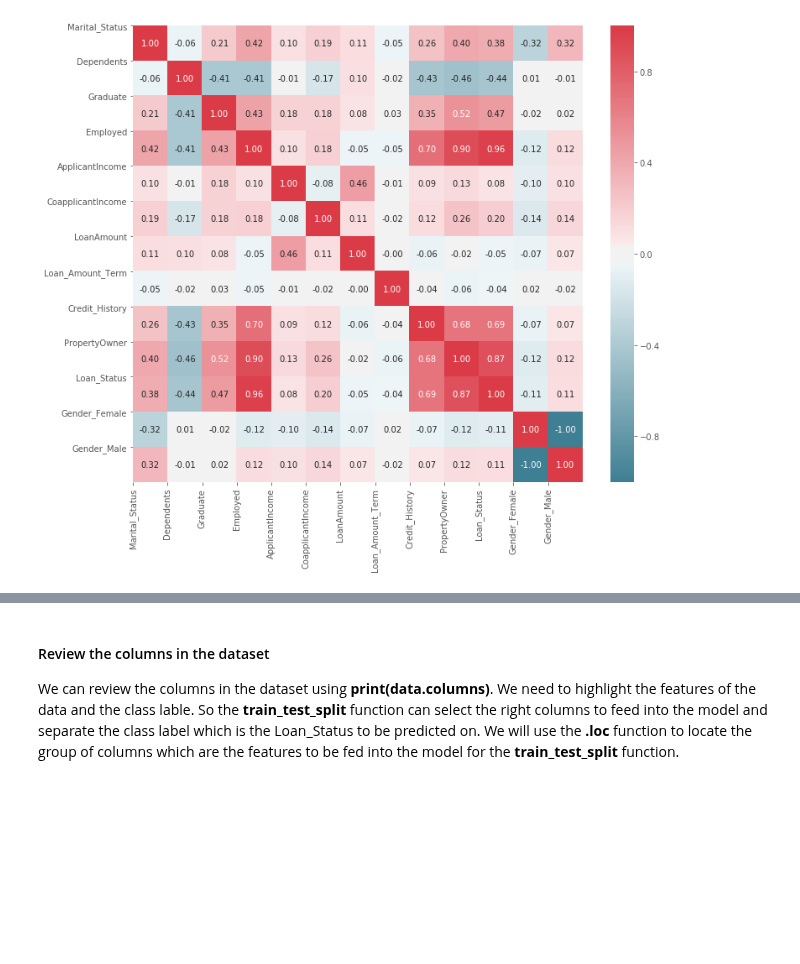
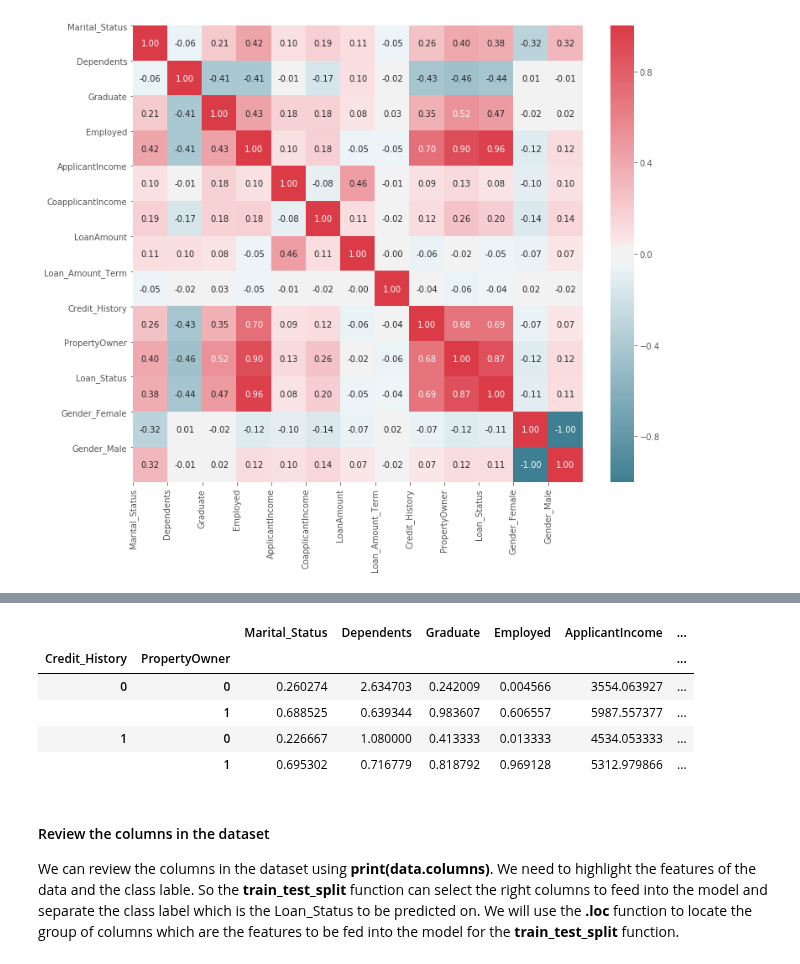
Before and after one commit to tullshaun/MachineLearning, a Jupyter notebook: 1. Loan Application Data Pre-processing.ipynb, the cells around one changed output, grey strips where cells are left out. Drawn from its saved outputs; the diff is of its cells as text; code cells hidden in the pictures; blank space fills up the shorter version.

```diff
--- a/1. Loan Application Data Pre-processing.ipynb
+++ b/1. Loan Application Data Pre-processing.ipynb
@@ -277,3 +336,12 @@ plt.show()
+# %%
+data.groupby(['Credit_History','PropertyOwner']).mean()
+# %% [output]
+|  |  | Marital_Status | Dependents | Graduate | Employed | ApplicantIncome | ... |
+| Credit_History | PropertyOwner |  |  |  |  |  | ... |
+| 0 | 0 | 0.260274 | 2.634703 | 0.242009 | 0.004566 | 3554.063927 | ... |
+|  | 1 | 0.688525 | 0.639344 | 0.983607 | 0.606557 | 5987.557377 | ... |
+| 1 | 0 | 0.226667 | 1.080000 | 0.413333 | 0.013333 | 4534.053333 | ... |
+|  | 1 | 0.695302 | 0.716779 | 0.818792 | 0.969128 | 5312.979866 | ... |
 # %% [markdown]
 #### Review the columns in the dataset
 We can review the columns in the dataset using **print(data.columns)**. We need to highlight the features of the data and the class lable. So the **train_test_split** function can select the right columns to feed into the model and separate the class label which is the Loan_Status to be predicted on. We will use the **.loc** function to locate the group of columns which are the features to be fed into the model for the **train_test_split** function.
```
Also changed, not shown: parts of 26 cells of this notebook.
